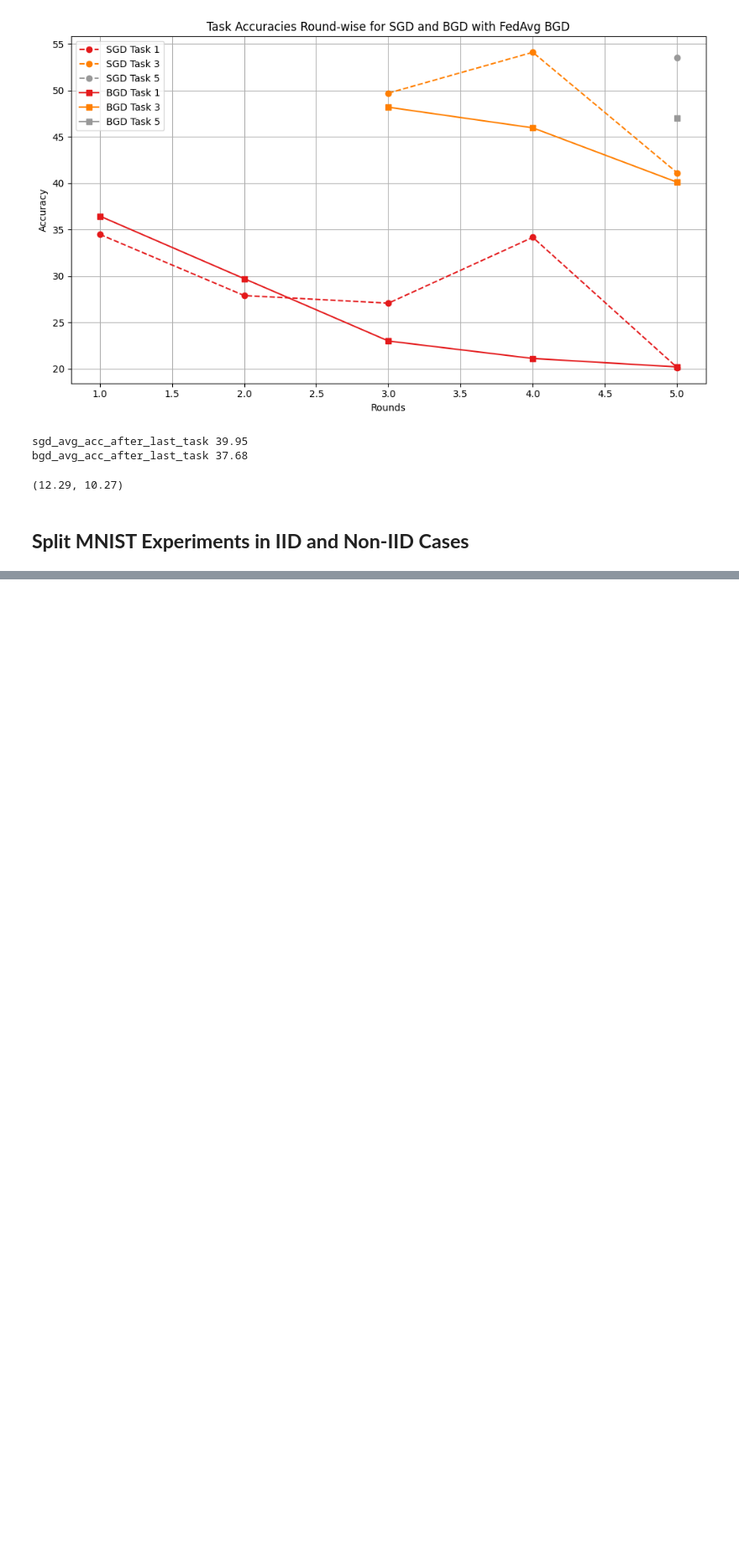
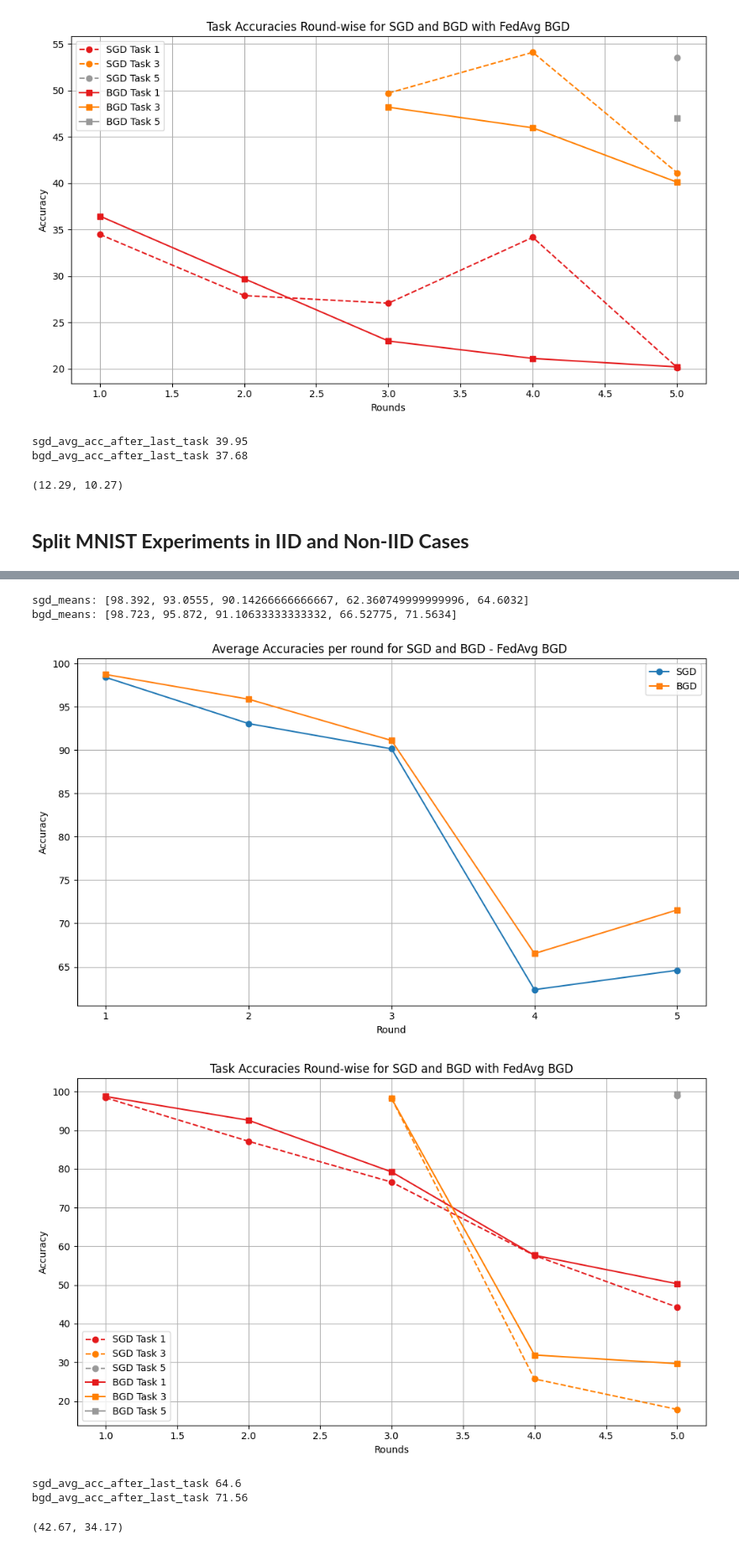
Before and after one commit to gayam22139/cfl_bgd, a Jupyter notebook: all_experiments_results/plotting.ipynb, the cells around one changed output, grey strips where cells are left out. Shown at 84% size. Cells and saved outputs as stored; diff of their text form; code cells hidden in the pictures; blank space fills up the shorter version.

```diff
--- a/all_experiments_results/plotting.ipynb
+++ b/all_experiments_results/plotting.ipynb
@@ -204,0 +202,16 @@ sgd_avg_forgetting, bgd_avg_forgetting
+# %%
+#### Non-IID || Rounds-5 || Tasks-5
+new_agg_tasks_5_bgd_sgd_non_iid_split_mnist = {'bgd' : [[98.723], [92.577, 99.167], [79.243, 95.837, 98.239], [57.683, 77.424, 31.91, 99.094], [50.307, 80.46, 29.669, 98.087, 99.294]],
+                                               'sgd' : [[98.392], [87.139, 98.972], [76.596, 95.593, 98.239], [57.636, 66.993, 25.72, 99.094], [44.255, 63.81, 17.823, 98.137, 98.991]]}
+plot_average_accuracies_over_rounds(new_agg_tasks_5_bgd_sgd_non_iid_split_mnist['sgd'], new_agg_tasks_5_bgd_sgd_non_iid_split_mnist['bgd'])
+plot_task_accuracies_roundwise(new_agg_tasks_5_bgd_sgd_non_iid_split_mnist['sgd'], new_agg_tasks_5_bgd_sgd_non_iid_split_mnist['bgd'])
+sgd_avg_forgetting, bgd_avg_forgetting = calculate_forgetting(new_agg_tasks_5_bgd_sgd_non_iid_split_mnist['sgd'], new_agg_tasks_5_bgd_sgd_non_iid_split_mnist['bgd'])
+sgd_avg_forgetting, bgd_avg_forgetting
+# %% [output]
+sgd_means: [98.392, 93.0555, 90.14266666666667, 62.360749999999996, 64.6032]
+bgd_means: [98.723, 95.872, 91.10633333333332, 66.52775, 71.5634]
+[figure, added]
+[figure, added]
+sgd_avg_acc_after_last_task 64.6
+bgd_avg_acc_after_last_task 71.56
+(42.67, 34.17)
```
Also changed, not shown: parts of 6 cells of this notebook, 2 other files.
